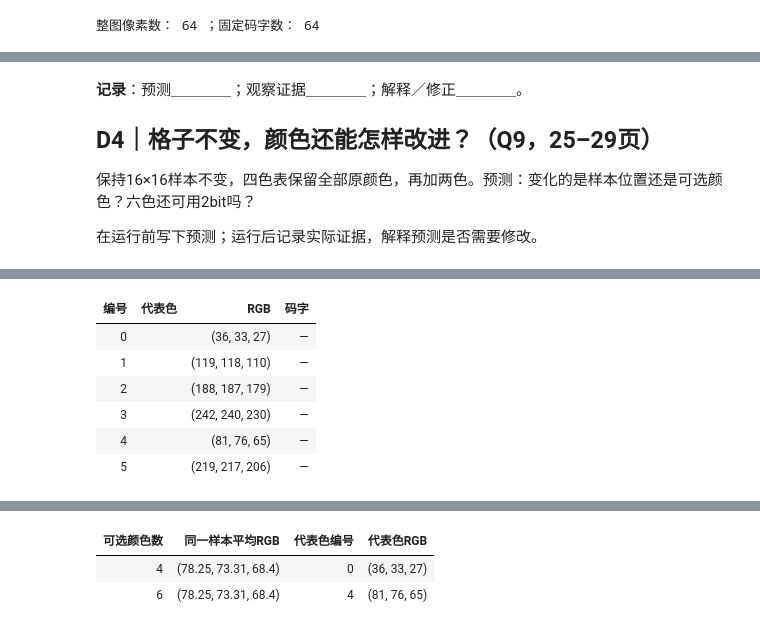
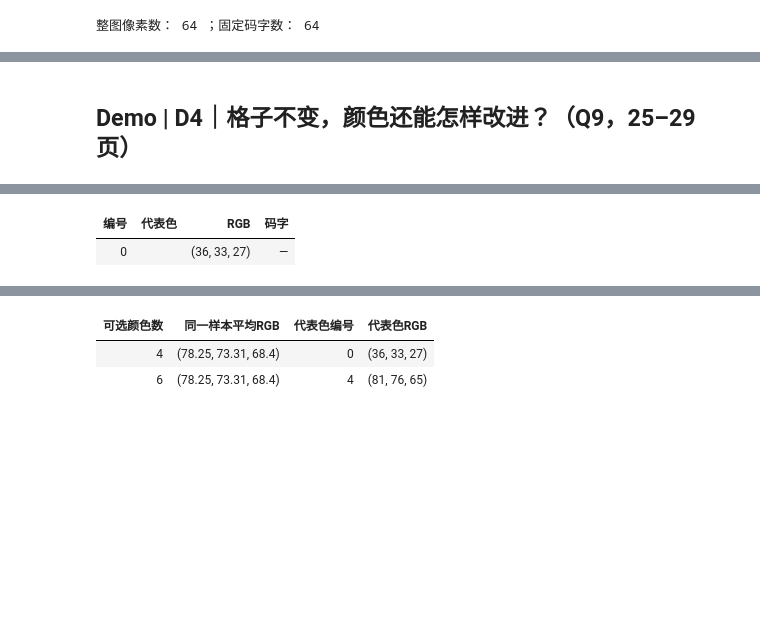
Before and after one commit to Kunonepeng/shtick, a Jupyter notebook: 1-2-encoding/1-2-3-image-encoding/demo.ipynb, the cells around one changed output, grey strips where cells are left out. Cells and saved outputs as stored; diff of their text form; code cells hidden in the pictures; blank space fills up the shorter version.

```diff
--- a/1-2-encoding/1-2-3-image-encoding/demo.ipynb
+++ b/1-2-encoding/1-2-3-image-encoding/demo.ipynb
@@ -162,22 +72,11 @@ print("这一段共", len(selected_words) * 2, "bit")
 # %% [markdown]
-**记录**：预测＿＿＿＿；观察证据＿＿＿＿；解释／修正＿＿＿＿。
-
-## D4｜格子不变，颜色还能怎样改进？（Q9，25–29页）
-
-保持16×16样本不变，四色表保留全部原颜色，再加两色。预测：变化的是样本位置还是可选颜色？六色还可用2bit吗？
-
-在运行前写下预测；运行后记录实际证据，解释预测是否需要修改。
+## Demo | D4｜格子不变，颜色还能怎样改进？（Q9，25–29页）
 # %%
-#| label: d4
-color_levels = 6
+#| label: d4 | available numbers: 1 - 6
+color_levels = 1
 lab.show_quantization(color_levels)
 lab.show_palette(color_levels)
 # %% [output]
 [interactive output not drawn]
 | 编号 | 代表色 | RGB | 码字 |
 | 0 |  | (36, 33, 27) | — |
-| 1 |  | (119, 118, 110) | — |
-| 2 |  | (188, 187, 179) | — |
-| 3 |  | (242, 240, 230) | — |
-| 4 |  | (81, 76, 65) | — |
-| 5 |  | (219, 217, 206) | — |
```
Also changed, not shown: parts of 41 cells of this notebook, 11 other files.
